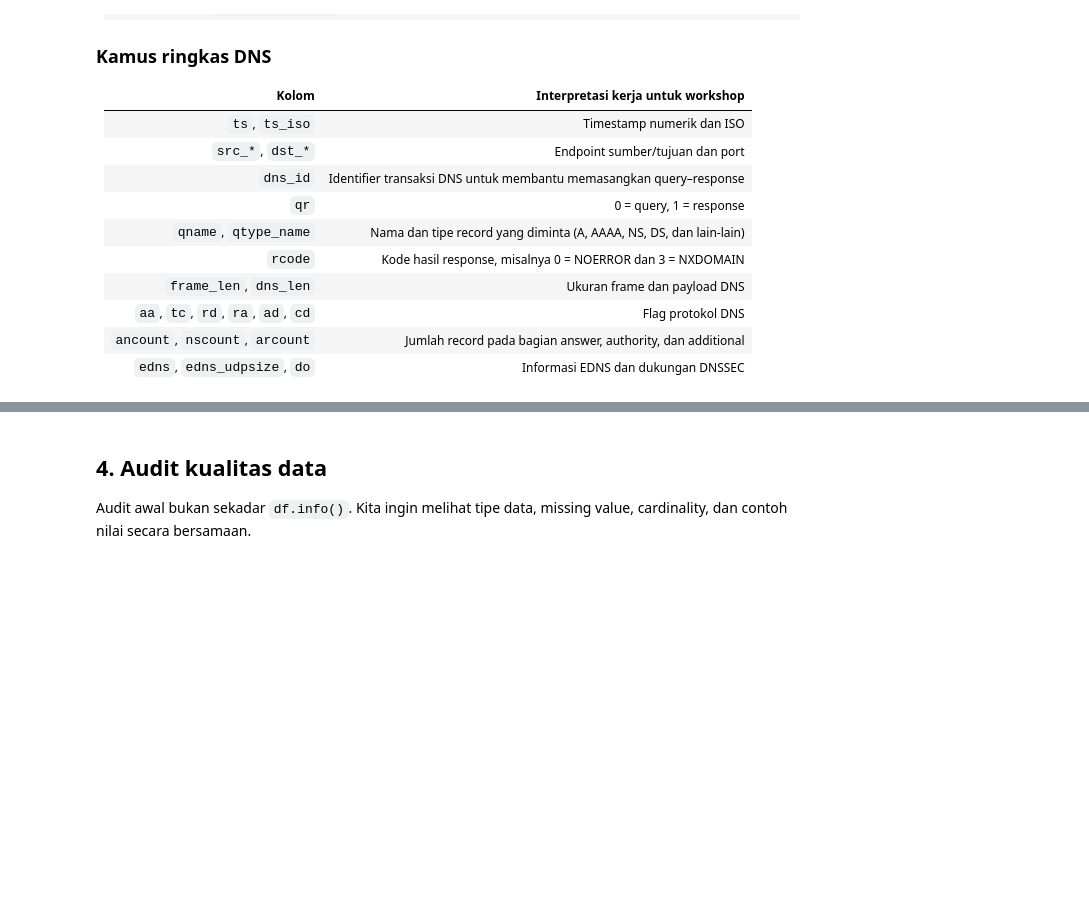
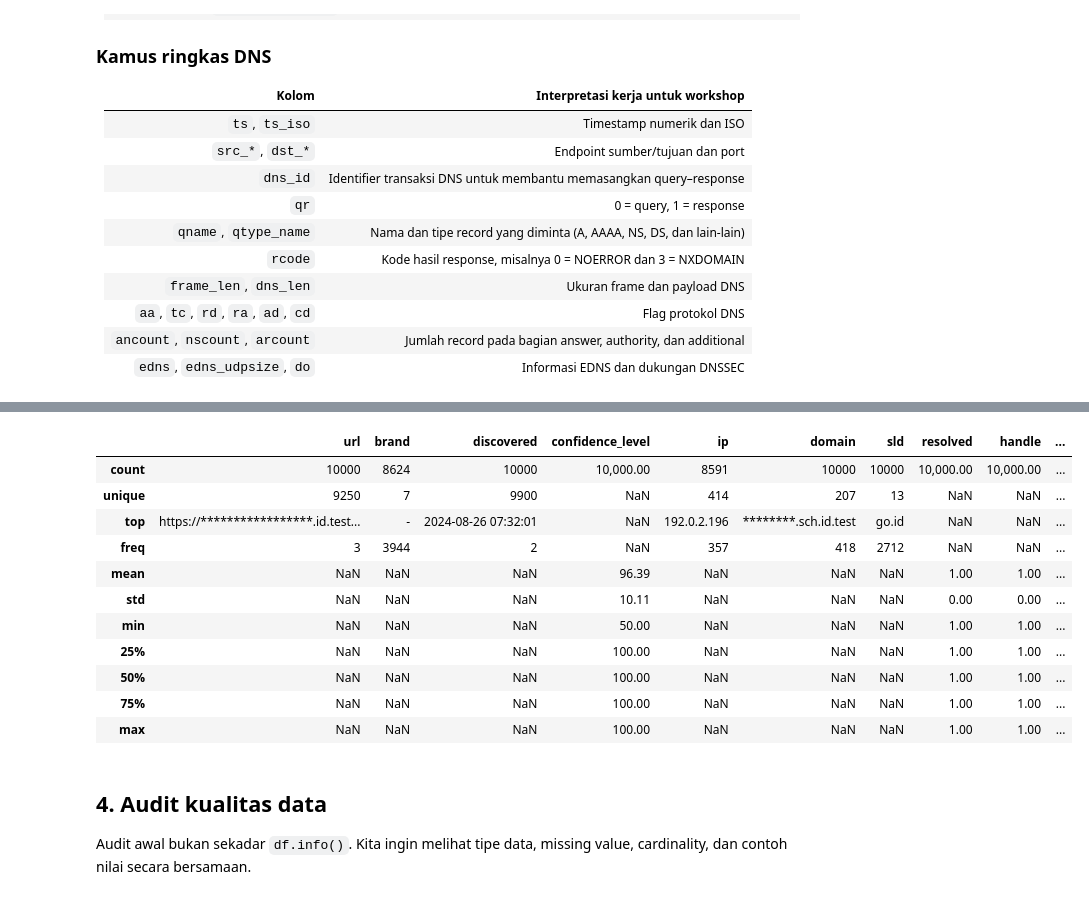
Before and after one commit to taufiksutanto/PeDaS-2026, a Jupyter notebook: PeDaS_2026_Sesi_1_Trust_the_Data.ipynb, the cells around one changed output, grey strips where cells are left out. Drawn from its saved outputs; the diff is of its cells as text; code cells hidden in the pictures; blank space fills up the shorter version.

```diff
--- a/PeDaS_2026_Sesi_1_Trust_the_Data.ipynb
+++ b/PeDaS_2026_Sesi_1_Trust_the_Data.ipynb
@@ -226,3 +249,18 @@ display(dns_raw[dns_preview_cols].head(8))
+# %%
+idadx_raw.describe(include="all")
+# %% [output]
+|  | url | brand | discovered | confidence_level | ip | domain | sld | resolved | handle | ... |
+| count | 10000 | 8624 | 10000 | 10,000.00 | 8591 | 10000 | 10000 | 10,000.00 | 10,000.00 | ... |
+| unique | 9250 | 7 | 9900 | NaN | 414 | 207 | 13 | NaN | NaN | ... |
+| top | https://*****************.id.test... | - | 2024-08-26 07:32:01 | NaN | 192.0.2.196 | ********.sch.id.test | go.id | NaN | NaN | ... |
+| freq | 3 | 3944 | 2 | NaN | 357 | 418 | 2712 | NaN | NaN | ... |
+| mean | NaN | NaN | NaN | 96.39 | NaN | NaN | NaN | 1.00 | 1.00 | ... |
+| std | NaN | NaN | NaN | 10.11 | NaN | NaN | NaN | 0.00 | 0.00 | ... |
+| min | NaN | NaN | NaN | 50.00 | NaN | NaN | NaN | 1.00 | 1.00 | ... |
+| 25% | NaN | NaN | NaN | 100.00 | NaN | NaN | NaN | 1.00 | 1.00 | ... |
+| 50% | NaN | NaN | NaN | 100.00 | NaN | NaN | NaN | 1.00 | 1.00 | ... |
+| 75% | NaN | NaN | NaN | 100.00 | NaN | NaN | NaN | 1.00 | 1.00 | ... |
+| max | NaN | NaN | NaN | 100.00 | NaN | NaN | NaN | 1.00 | 1.00 | ... |
 # %% [markdown]
 ## 4. Audit kualitas data
 
```
Also changed, not shown: parts of 2 cells of this notebook.
